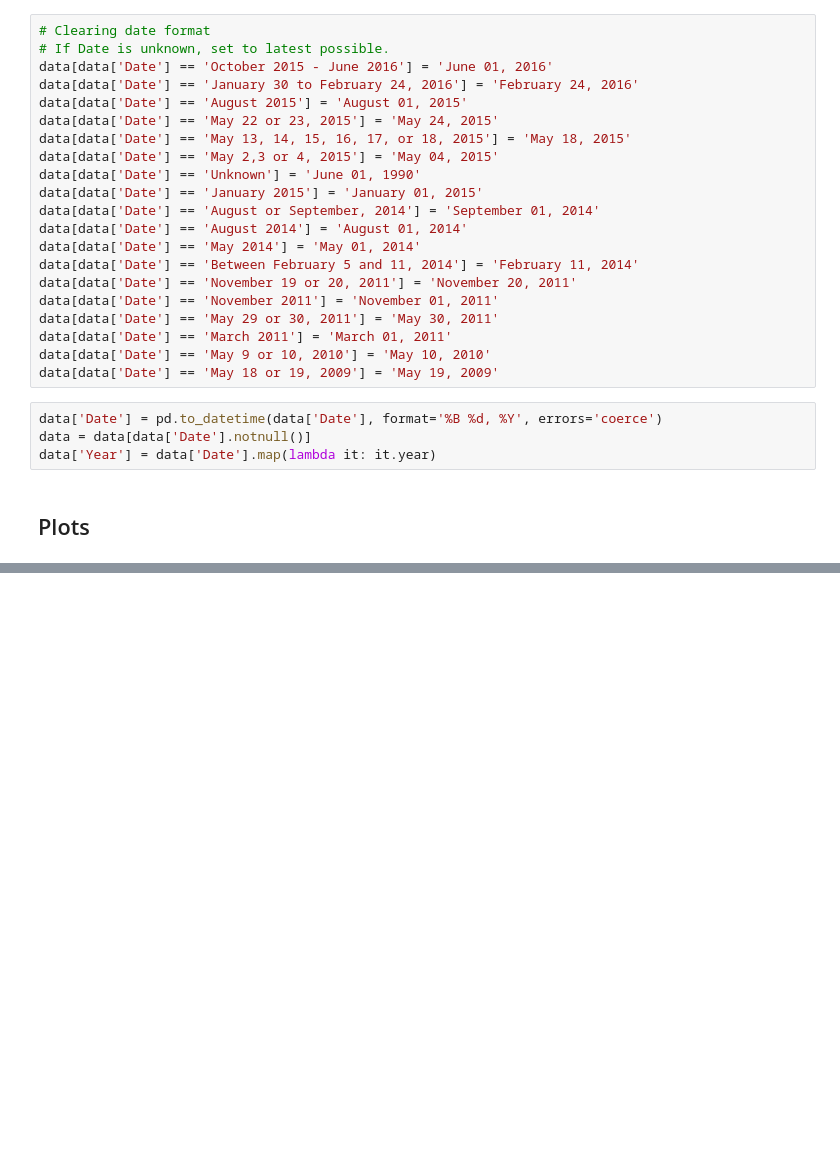
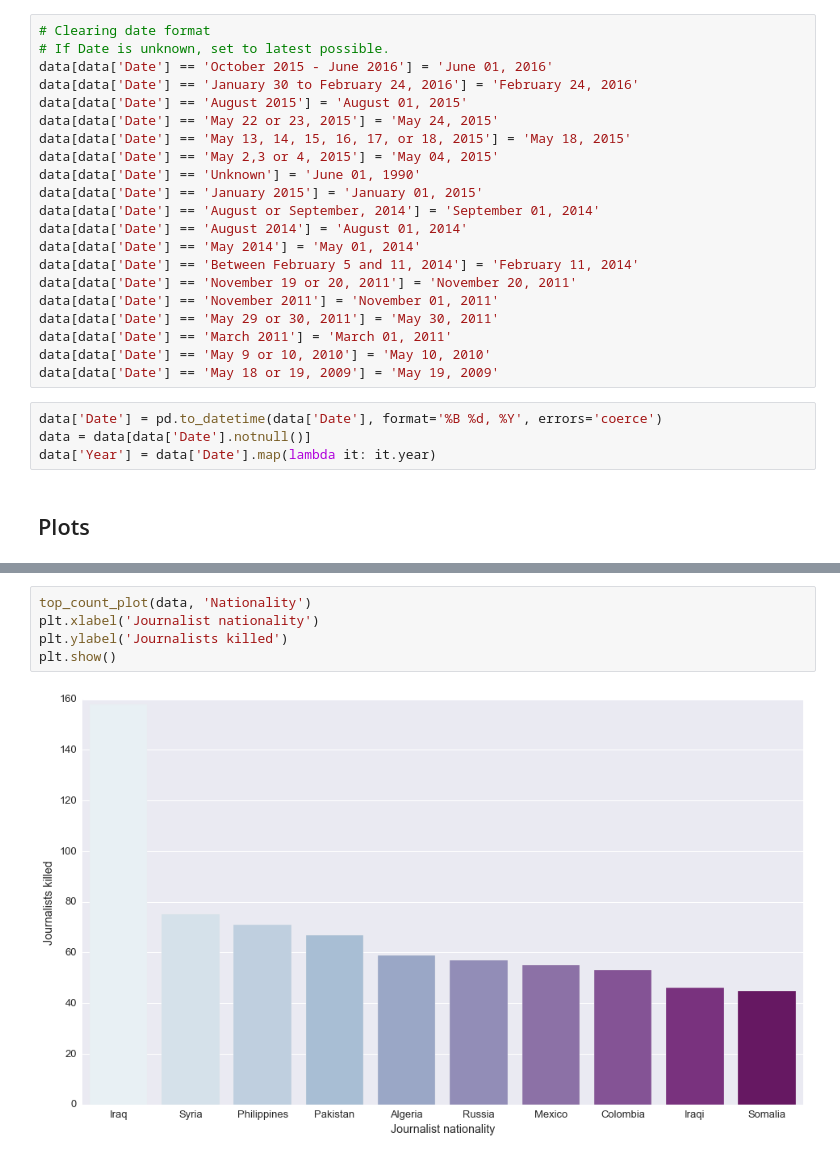
Before and after one commit to re9ulus/data_science_snippets, a Jupyter notebook: eda/Journalist_EDA.ipynb, the cells around one changed output, grey strips where cells are left out. Saved outputs shown, nothing was run; the diff lists cells and outputs as text; blank space fills up the shorter version.

```diff
--- a/eda/Journalist_EDA.ipynb
+++ b/eda/Journalist_EDA.ipynb
@@ -91,0 +91,7 @@ top_count_plot(data, 'Nationality')
+# %%
+top_count_plot(data, 'Nationality')
+plt.xlabel('Journalist nationality')
+plt.ylabel('Journalists killed')
+plt.show()
+# %% [output]
+[figure, added]
```
Also changed, not shown: parts of 8 cells of this notebook.
